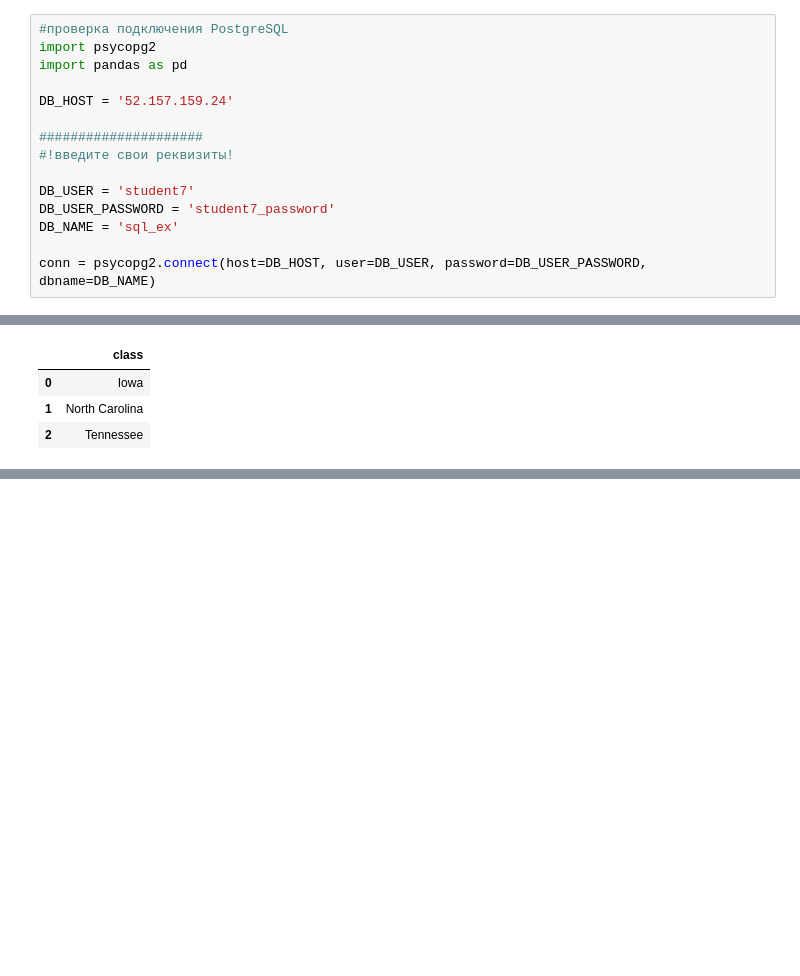
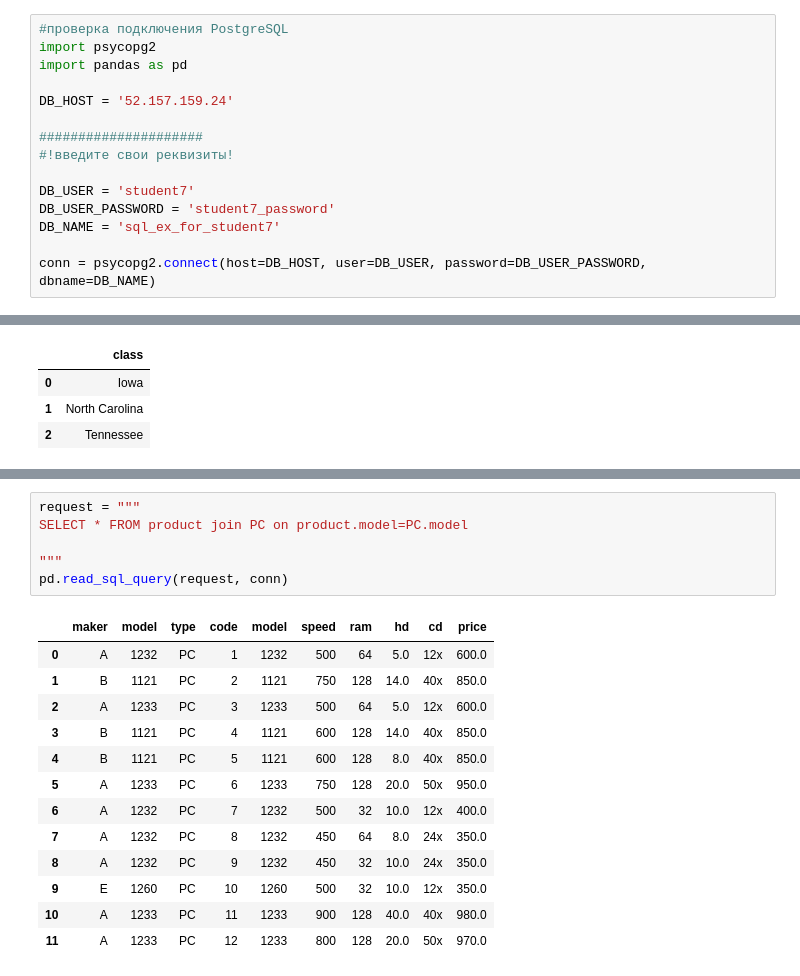
Before and after one commit to Yondex/work, a Jupyter notebook: HomeworkSQL.ipynb, the cells around one changed output, grey strips where cells are left out. Drawn from its saved outputs; the diff is of its cells as text; blank space fills up the shorter version.

```diff
--- a/HomeworkSQL.ipynb
+++ b/HomeworkSQL.ipynb
@@ -10,7 +10,7 @@ DB_HOST = '52.157.159.24'
 
 DB_USER = 'student7'
 DB_USER_PASSWORD = 'student7_password'
-DB_NAME = 'sql_ex'
+DB_NAME = 'sql_ex_for_student7'
 
 conn = psycopg2.connect(host=DB_HOST, user=DB_USER, password=DB_USER_PASSWORD, dbname=DB_NAME)
 # %%
@@ -148,0 +163,20 @@ pd.read_sql_query(request, conn)
+# %%
+request = """
+SELECT * FROM product join PC on product.model=PC.model
+
+"""
+pd.read_sql_query(request, conn)
+# %% [output]
+|  | maker | model | type | code | model | speed | ram | hd | cd | price |
+| 0 | A | 1232 | PC | 1 | 1232 | 500 | 64 | 5.0 | 12x | 600.0 |
+| 1 | B | 1121 | PC | 2 | 1121 | 750 | 128 | 14.0 | 40x | 850.0 |
+| 2 | A | 1233 | PC | 3 | 1233 | 500 | 64 | 5.0 | 12x | 600.0 |
+| 3 | B | 1121 | PC | 4 | 1121 | 600 | 128 | 14.0 | 40x | 850.0 |
+| 4 | B | 1121 | PC | 5 | 1121 | 600 | 128 | 8.0 | 40x | 850.0 |
+| 5 | A | 1233 | PC | 6 | 1233 | 750 | 128 | 20.0 | 50x | 950.0 |
+| 6 | A | 1232 | PC | 7 | 1232 | 500 | 32 | 10.0 | 12x | 400.0 |
+| 7 | A | 1232 | PC | 8 | 1232 | 450 | 64 | 8.0 | 24x | 350.0 |
+| 8 | A | 1232 | PC | 9 | 1232 | 450 | 32 | 10.0 | 24x | 350.0 |
+| 9 | E | 1260 | PC | 10 | 1260 | 500 | 32 | 10.0 | 12x | 350.0 |
+| 10 | A | 1233 | PC | 11 | 1233 | 900 | 128 | 40.0 | 40x | 980.0 |
+| 11 | A | 1233 | PC | 12 | 1233 | 800 | 128 | 20.0 | 50x | 970.0 |
```
Also changed, not shown: parts of 21 cells of this notebook, 3 other files.
